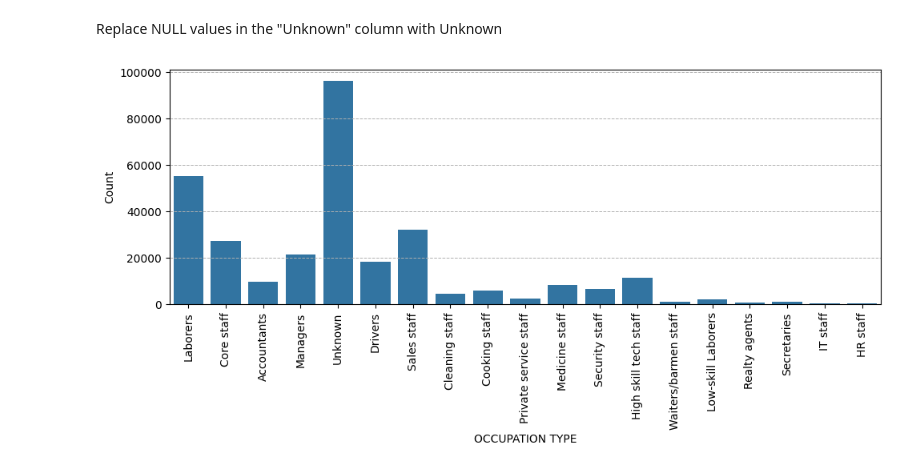
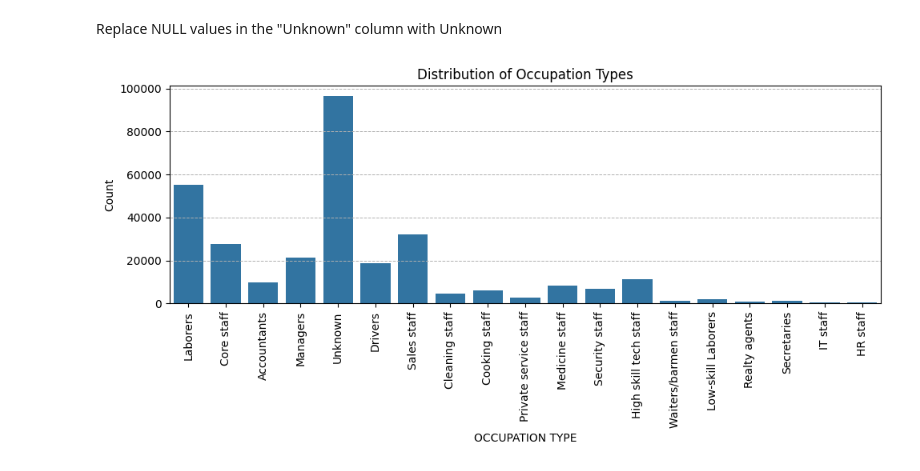
Before and after one commit to KharchenkoAnastasia/credit-default-risk-analysis, a Jupyter notebook: Home_Credit_Default_Risk.ipynb, the cells around one changed output. Drawn from its saved outputs; the diff is of its cells as text; code cells hidden in the pictures.

```diff
--- a/Home_Credit_Default_Risk.ipynb
+++ b/Home_Credit_Default_Risk.ipynb
@@ -389,11 +391,12 @@ df['OCCUPATION_TYPE'] = df['OCCUPATION_TYPE'].fillna(value="Unknown")
 # %%
 plt.figure(figsize=(10, 5))
 sns.countplot(data=df, x = 'OCCUPATION_TYPE')
+plt.title('Distribution of Occupation Types')
 plt.xlabel('OCCUPATION TYPE')
 plt.ylabel('Count')
 plt.xticks(rotation = 90)
 plt.grid(axis='y', linestyle='--', linewidth=0.7)
 plt.tight_layout()
 plt.show()
 # %% [output]
-[figure, old version]
+[figure, new version]
```
Also changed, not shown: parts of 5 cells of this notebook.
